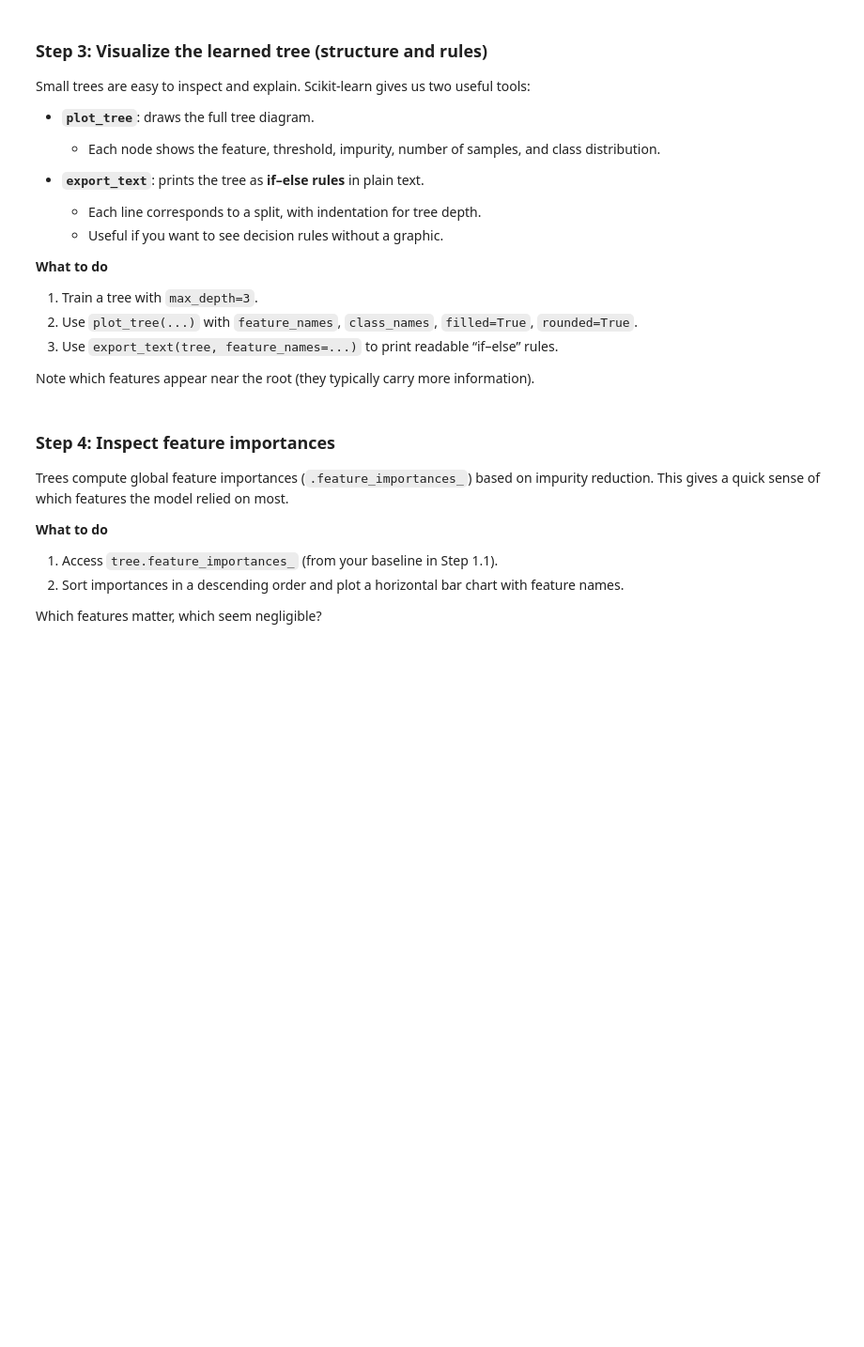
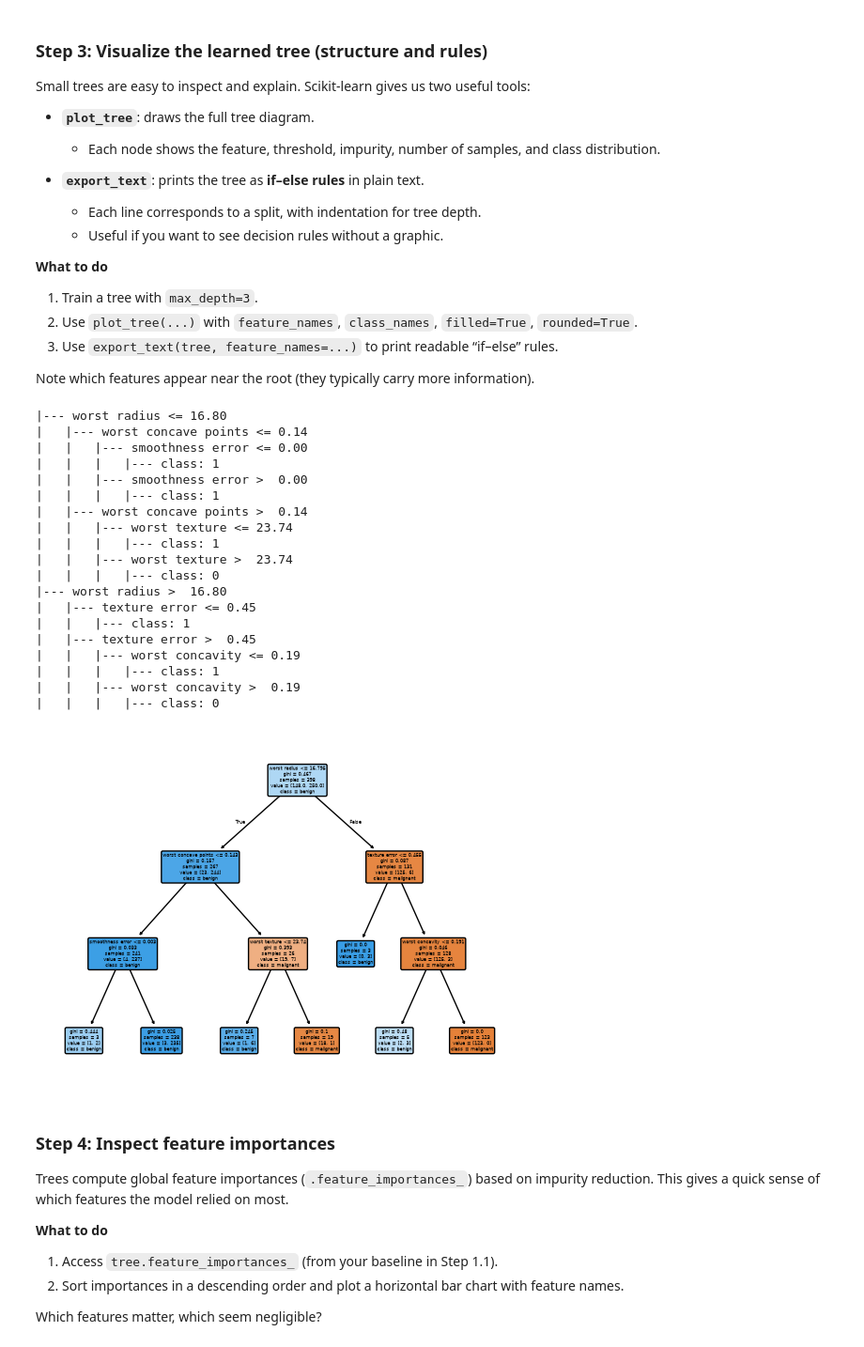
Before and after one commit to altamirano146080/foundations-machine-learning-practices, a Jupyter notebook: Practice_01/01_03_Decision_trees.ipynb, the cells around one changed output. Shown at 94% size. Drawn from its saved outputs; the diff is of its cells as text; code cells hidden in the pictures; blank space fills up the shorter version.

```diff
--- a/Practice_01/01_03_Decision_trees.ipynb
+++ b/Practice_01/01_03_Decision_trees.ipynb
@@ -65,6 +120,37 @@ Small trees are easy to inspect and explain. Scikit-learn gives us two useful to
 3. Use `export_text(tree, feature_names=...)` to print readable “if–else” rules.
 
 Note which features appear near the root (they typically carry more information).
+# %%
+max_depth = 3
+
+dtc = DecisionTreeClassifier(max_depth=max_depth, random_state=42)
+dtc.fit(X_train, y_train)
+from sklearn.tree import plot_tree
+plot_tree(dtc, feature_names=feature_names, class_names=class_names, filled=True, rounded=True)
+from sklearn.tree import export_text
+tree_rules = export_text(dtc, feature_names=list(feature_names))
+print(tree_rules)
+# %% [output]
+|--- worst radius <= 16.80
+|   |--- worst concave points <= 0.14
+|   |   |--- smoothness error <= 0.00
+|   |   |   |--- class: 1
+|   |   |--- smoothness error >  0.00
+|   |   |   |--- class: 1
+|   |--- worst concave points >  0.14
+|   |   |--- worst texture <= 23.74
+|   |   |   |--- class: 1
+|   |   |--- worst texture >  23.74
+|   |   |   |--- class: 0
+|--- worst radius >  16.80
+|   |--- texture error <= 0.45
+|   |   |--- class: 1
+|   |--- texture error >  0.45
+|   |   |--- worst concavity <= 0.19
+|   |   |   |--- class: 1
+|   |   |--- worst concavity >  0.19
+|   |   |   |--- class: 0
+[figure, added]
 # %% [markdown]
 ### Step 4: Inspect feature importances
 
```
Also changed, not shown: parts of 4 cells of this notebook.
